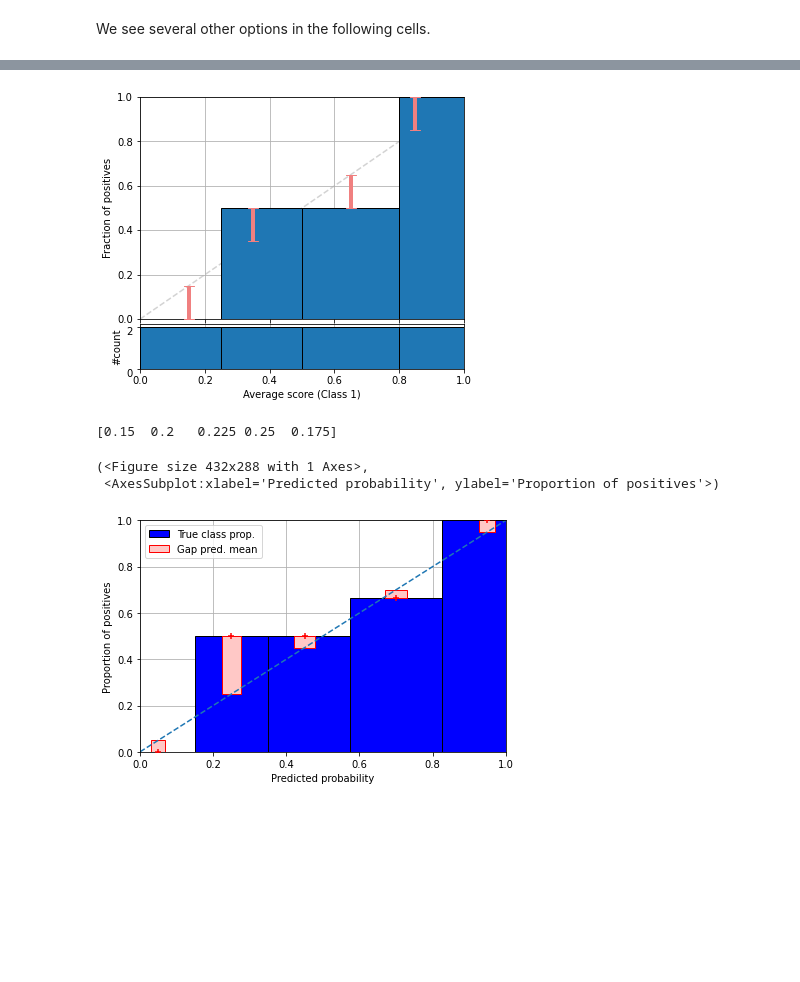
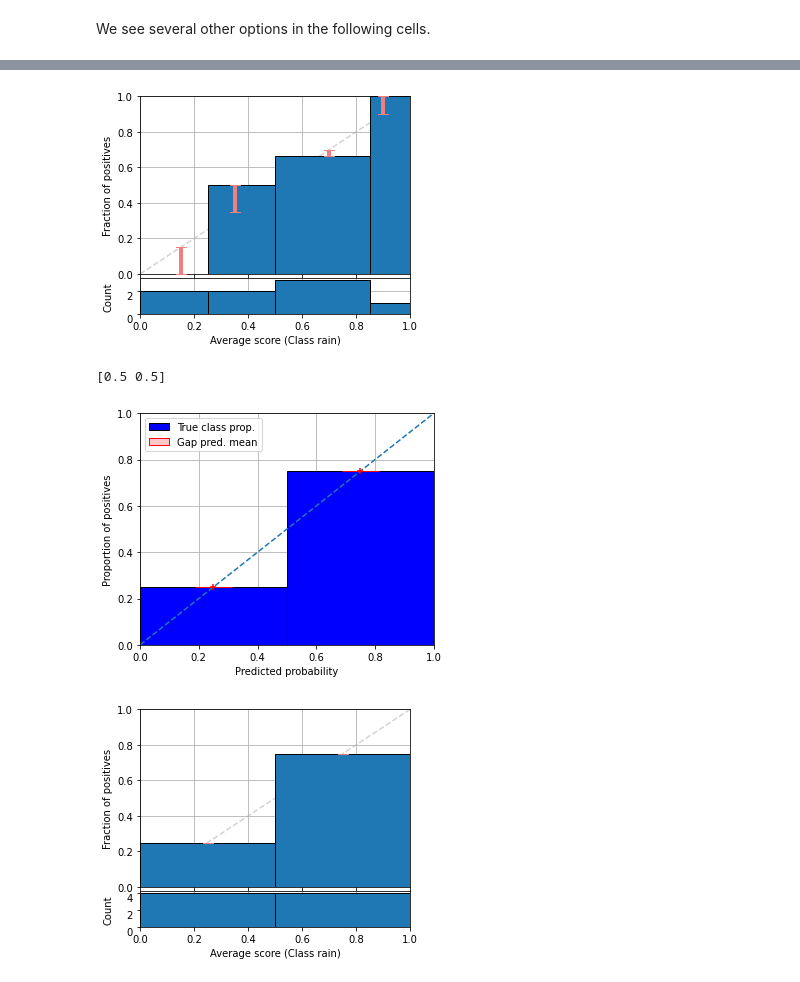
Before and after one commit to classifier-calibration/additional_material, a Jupyter notebook: notebooks/01_introduction.ipynb, the cells around one changed output, grey strips where cells are left out. Saved outputs shown, nothing was run; the diff lists cells and outputs as text; code cells hidden in the pictures; blank space fills up the shorter version.

```diff
--- a/notebooks/01_introduction.ipynb
+++ b/notebooks/01_introduction.ipynb
@@ -173,36 +174,47 @@ plot_reliability_diagram_gaps_from_bins(bin_probs, bin_labels)
 # %%
 labels = np.concatenate(bin_labels)
 scores = np.concatenate(bin_probs)
-bins = [0, 0.25, 0.5, 0.8, 1.0]
-fig = plt.figure(figsize=(6, 5))
+bins = [0, 0.25, 0.5, 0.85, 1.0]
+fig = plt.figure(figsize=(5, 4))
 fig = plot_reliability_diagram(labels, np.vstack([1 - scores, scores]).T,
-                               class_names=['not 1', '1'], bins=bins,
+                               class_names=['not 1', 'rain'], bins=bins,
                                fig=fig,
                                hist_per_class=False,
                                show_bars=True,
                                show_gaps=True)
+fig.savefig('Forecaster2-fixed-gaps-v2.pdf')
 # %% [output]
-[figure, old version]
+[figure, new version]
 # %%
 bin_probs = [
-    [0, 0.1],
-    [0.2, 0.3],
-    [0.4, 0.5],
-    [0.6, 0.7, 0.8],
-    [0.9, 1]
+    [.1, .2, .3, .4],
+    [.6, .7, .8, .9],
 ]
 
+
 bin_labels = [
-    [0, 0],
-    [0, 1],
-    [0, 1],
-    [1, 0, 1],
-    [1, 1]
+    [0, 0, 0, 1],
+    [0, 1, 1, 1],
 ]
 
-plot_reliability_diagram_gaps_from_bins(bin_probs, bin_labels)
+fig = plt.figure(figsize=(5, 4))
+plot_reliability_diagram_gaps_from_bins(bin_probs, bin_labels, fig=fig)
+plt.savefig('Forecaster3-fixed-gaps-v1.pdf')
 # %% [output]
-[0.15  0.2   0.225 0.25  0.175]
+[0.5 0.5]
-(<Figure size 432x288 with 1 Axes>,
- <AxesSubplot:xlabel='Predicted probability', ylabel='Proportion of positives'>)
-[figure, old version]
+[figure, new version]
+# %%
+labels = np.concatenate(bin_labels)
+scores = np.concatenate(bin_probs)
+bins = [0, 0.5, 1]
+fig = plt.figure(figsize=(5, 4))
+fig = plot_reliability_diagram(labels, np.vstack([1 - scores, scores]).T,
+                               class_names=['not 1', 'rain'], bins=bins,
+                               fig=fig,
+                               hist_per_class=False,
+                               show_bars=True,
+                               show_gaps=True)
+fig.align_labels()
+fig.savefig('Forecaster3-fixed-gaps-v2.pdf')
+# %% [output]
+[figure, added]
```
Also changed, not shown: parts of 7 cells of this notebook, 1 other file.
